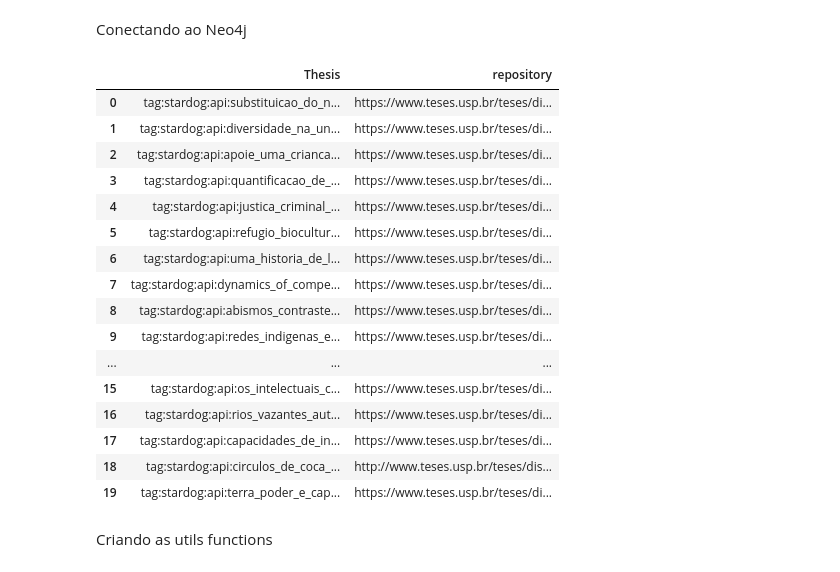
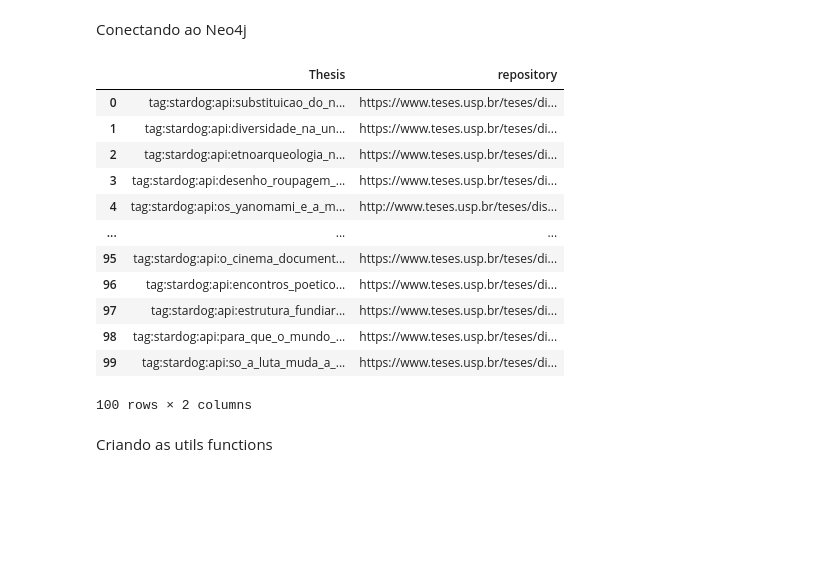
Before and after one commit to fabiocorreacordeiro/Indigenous-Slavery-KG, a Jupyter notebook: data/crawler_bibliotecas/(rascunho)crawler .ipynb, the cells around one changed output. Cells and saved outputs as stored; diff of their text form; code cells hidden in the pictures; blank space fills up the shorter version.

```diff
--- a/data/crawler_bibliotecas/(rascunho)crawler .ipynb
+++ b/data/crawler_bibliotecas/(rascunho)crawler .ipynb
@@ -40,40 +40,36 @@ graph = Neo4jGraph(
 # %%
 #Cypher query to get all theses from USP
 query1 = """
 MATCH (t:Thesis)-[:publisher]-(uni:University{uri:'tag:stardog:api:USP'})
 Match (e:Exerpt)
 RETURN distinct(t["uri"]) as Thesis, t["repository"] as repository
 """
 
 query2 = """
 MATCH (t:Thesis)-[:publisher]-(uni:University{uri:'tag:stardog:api:USP'})
 WHERE NOT EXISTS {(:Exerpt)--(t)}
 RETURN distinct(t["uri"]) as Thesis, t["repository"] as repository
 """
 
 results = graph.query(query2)
 # Convert the results to a DataFrame
 thesis_repository = pd.DataFrame(results, columns=["Thesis", "repository"])
-thesis_repository = thesis_repository[:20]
+thesis_repository = thesis_repository[:100]
 thesis_repository
 # %% [output]
 |  | Thesis | repository |
 | 0 | tag:stardog:api:substituicao_do_n... | https://www.teses.usp.br/teses/di... |
 | 1 | tag:stardog:api:diversidade_na_un... | https://www.teses.usp.br/teses/di... |
-| 2 | tag:stardog:api:apoie_uma_crianca... | https://www.teses.usp.br/teses/di... |
-| 3 | tag:stardog:api:quantificacao_de_... | https://www.teses.usp.br/teses/di... |
-| 4 | tag:stardog:api:justica_criminal_... | https://www.teses.usp.br/teses/di... |
-| 5 | tag:stardog:api:refugio_biocultur... | https://www.teses.usp.br/teses/di... |
-| 6 | tag:stardog:api:uma_historia_de_l... | https://www.teses.usp.br/teses/di... |
-| 7 | tag:stardog:api:dynamics_of_compe... | https://www.teses.usp.br/teses/di... |
-| 8 | tag:stardog:api:abismos_contraste... | https://www.teses.usp.br/teses/di... |
-| 9 | tag:stardog:api:redes_indigenas_e... | https://www.teses.usp.br/teses/di... |
+| 2 | tag:stardog:api:etnoarqueologia_n... | https://www.teses.usp.br/teses/di... |
+| 3 | tag:stardog:api:desenho_roupagem_... | https://www.teses.usp.br/teses/di... |
+| 4 | tag:stardog:api:os_yanomami_e_a_m... | http://www.teses.usp.br/teses/dis... |
 | ... | ... | ... |
-| 15 | tag:stardog:api:os_intelectuais_c... | https://www.teses.usp.br/teses/di... |
-| 16 | tag:stardog:api:rios_vazantes_aut... | https://www.teses.usp.br/teses/di... |
-| 17 | tag:stardog:api:capacidades_de_in... | https://www.teses.usp.br/teses/di... |
-| 18 | tag:stardog:api:circulos_de_coca_... | http://www.teses.usp.br/teses/dis... |
-| 19 | tag:stardog:api:terra_poder_e_cap... | https://www.teses.usp.br/teses/di... |
+| 95 | tag:stardog:api:o_cinema_document... | https://www.teses.usp.br/teses/di... |
+| 96 | tag:stardog:api:encontros_poetico... | https://www.teses.usp.br/teses/di... |
+| 97 | tag:stardog:api:estrutura_fundiar... | https://www.teses.usp.br/teses/di... |
+| 98 | tag:stardog:api:para_que_o_mundo_... | https://www.teses.usp.br/teses/di... |
+| 99 | tag:stardog:api:so_a_luta_muda_a_... | https://www.teses.usp.br/teses/di... |
+100 rows × 2 columns
 # %% [markdown]
 Criando as utils functions
 # %%
```
Also changed, not shown: parts of 2 cells of this notebook.
